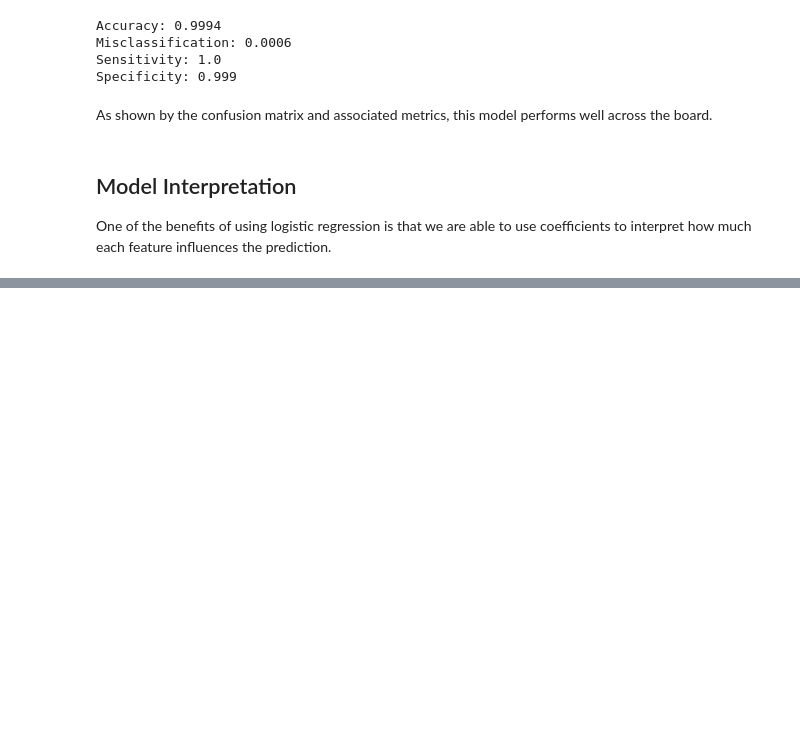
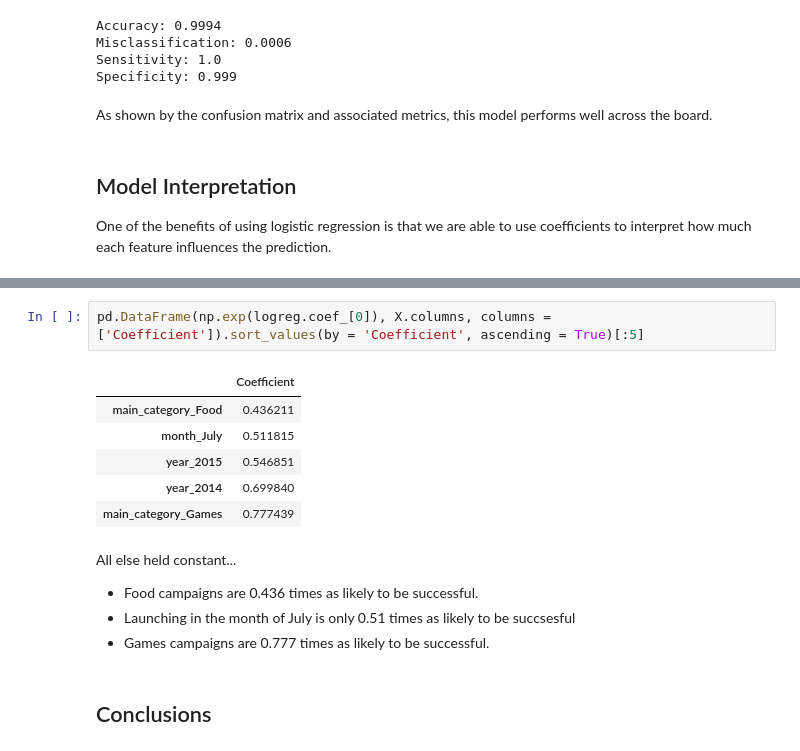
Before and after one commit to jlu90/Success_On_Kickstarter, a Jupyter notebook: code/Kickstarter_Project.ipynb, the cells around one changed output, grey strips where cells are left out. Saved outputs shown, nothing was run; the diff lists cells and outputs as text; blank space fills up the shorter version.

Commit message:
wrote conclusions

```diff
--- a/code/Kickstarter_Project.ipynb
+++ b/code/Kickstarter_Project.ipynb
@@ -436,0 +439,16 @@ Index(['goal', 'pledged', 'backers', 'duration', 'main_category_Art',
+# %%
+pd.DataFrame(np.exp(logreg.coef_[0]), X.columns, columns = ['Coefficient']).sort_values(by = 'Coefficient', ascending = True)[:5]
+# %% [output]
+|  | Coefficient |
+| main_category_Food | 0.436211 |
+| month_July | 0.511815 |
+| year_2015 | 0.546851 |
+| year_2014 | 0.699840 |
+| main_category_Games | 0.777439 |
+# %% [markdown]
+All else held constant...
+* Food campaigns are 0.436 times as likely to be successful.
+* Launching in the month of July is only 0.51 times as likely to be succsesful
+* Games campaigns are 0.777 times as likely to be successful.
+# %% [markdown]
+## Conclusions
```
Also changed, not shown: parts of 4 cells of this notebook.
